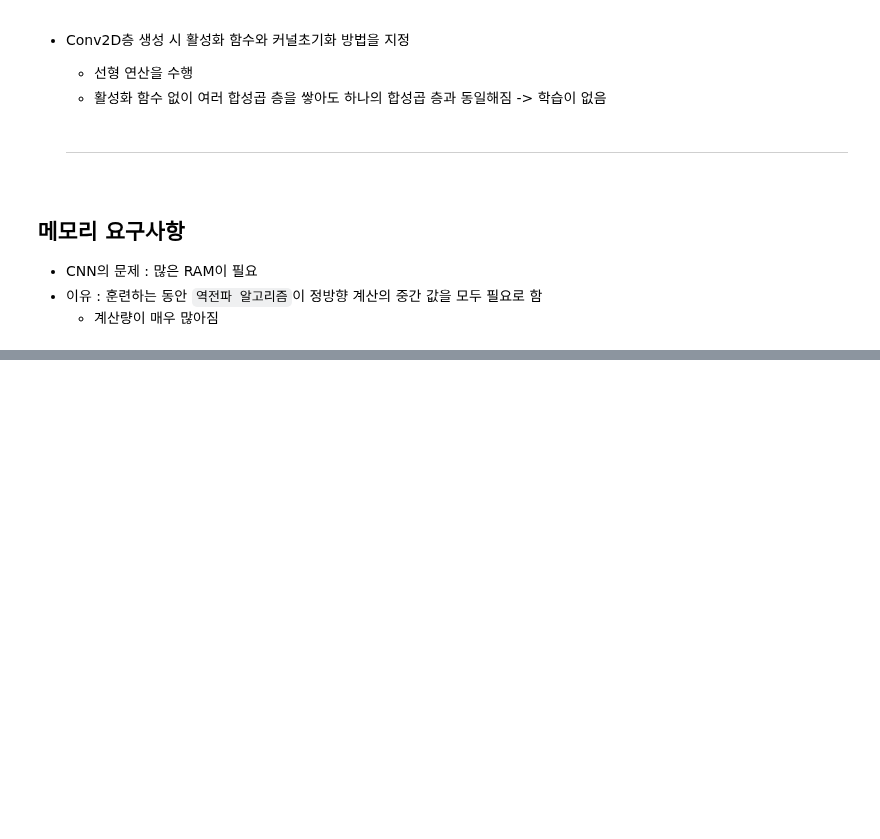
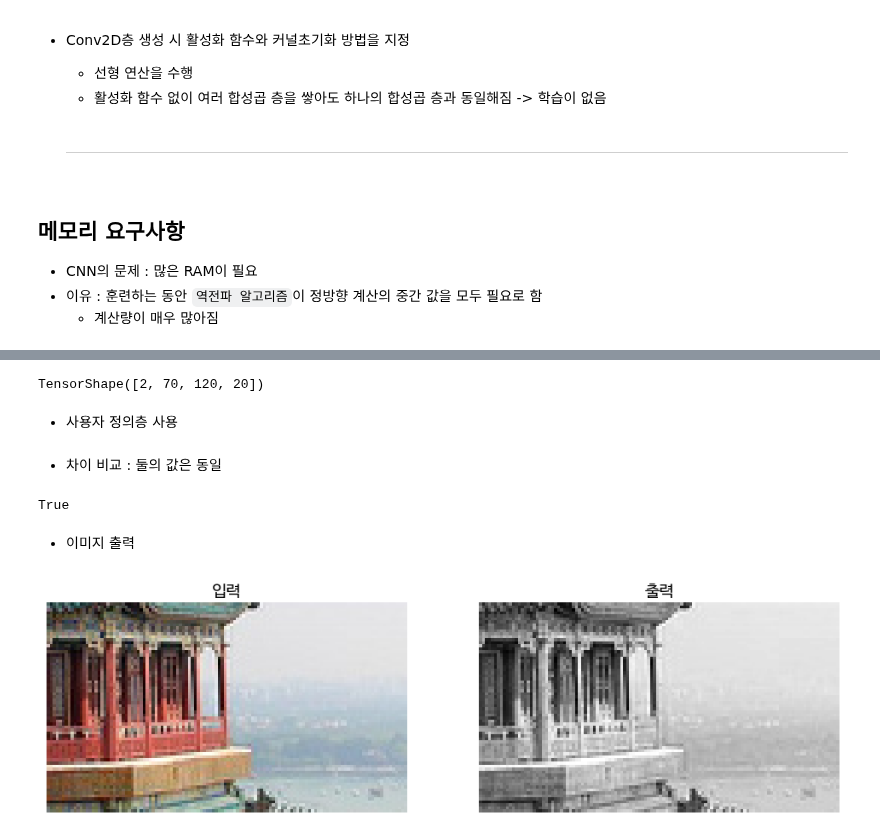
Before and after one commit to instar94/ml_tutorial, a Jupyter notebook: 06.Machine-Learning/handson/14_deep_computer_vision_with_cnns.ipynb, the cells around one changed output, grey strips where cells are left out. Drawn from its saved outputs; the diff is of its cells as text; code cells hidden in the pictures; blank space fills up the shorter version.

```diff
--- a/06.Machine-Learning/handson/14_deep_computer_vision_with_cnns.ipynb
+++ b/06.Machine-Learning/handson/14_deep_computer_vision_with_cnns.ipynb
@@ -281,0 +382,45 @@ plt.show()
+# %%
+np.random.seed(42)
+fmaps = np.random.rand(2, 70, 120, 60)
+with tf.device("/cpu:0"):
+    output = tf.nn.max_pool(fmaps, ksize=(1, 1, 1, 3), strides=(1, 1, 1, 3),
+                            padding="VALID")
+output.shape
+# %% [output]
+TensorShape([2, 70, 120, 20])
+# %% [markdown]
+- 사용자 정의층 사용
+# %%
+class DepthPool(tf.keras.layers.Layer):
+    def __init__(self, pool_size=2, **kwargs):
+        super().__init__(**kwargs)
+        self.pool_size = pool_size
+
+    def call(self, inputs):
+        shape = tf.shape(inputs)  # shape[-1]는 채널 개수입니다.
+        groups = shape[-1] // self.pool_size  # 채널 그룹 수
+        new_shape = tf.concat([shape[:-1], [groups, self.pool_size]], axis=0)
+        return tf.reduce_max(tf.reshape(inputs, new_shape), axis=-1)
+# %% [markdown]
+- 차이 비교 : 둘의 값은 동일
+# %%
+np.allclose(DepthPool(pool_size=3)(fmaps), output)
+# %% [output]
+True
+# %% [markdown]
+- 이미지 출력
+# %%
+depth_output = DepthPool(pool_size=3)(images)
+
+plt.figure(figsize=(12, 8))
+plt.subplot(1, 2, 1)
+plt.title("입력")
+plt.imshow(images[0])  # 첫 번째 이미지를 그립니다.
+plt.axis("off")
+plt.subplot(1, 2, 2)
+plt.title("출력")
+plt.imshow(depth_output[0, ..., 0], cmap="gray")  # 첫 번째 이미지의 출력을 그립니다.
+plt.axis("off")
+plt.show()
+# %% [output]
+[figure, added]
```
Also changed, not shown: parts of 13 cells of this notebook.
